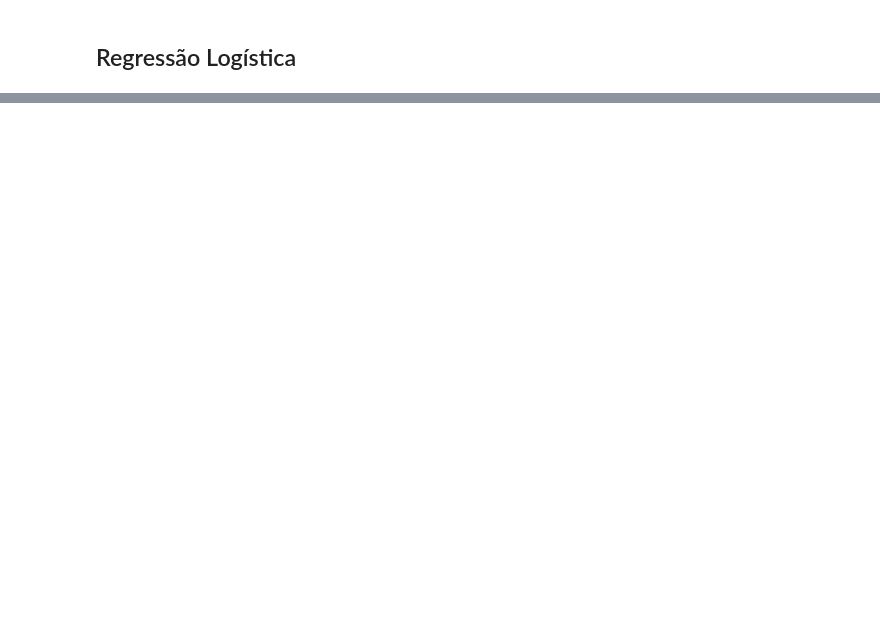
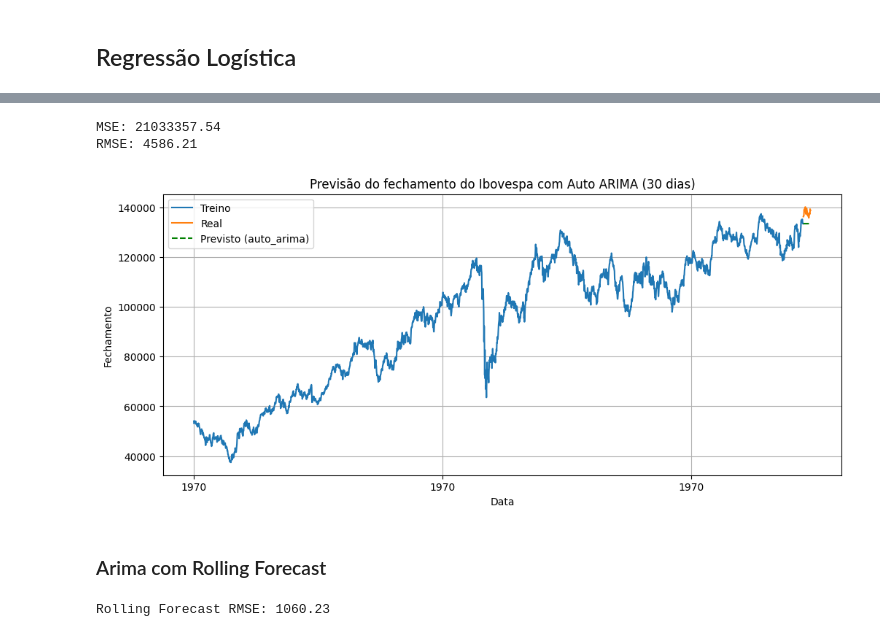
Before and after one commit to JacksonvBarbosa/Analise_Indice_Ibovespa, a Jupyter notebook: tech_02.ipynb, the cells around one changed output, grey strips where cells are left out. Cells and saved outputs as stored; diff of their text form; code cells hidden in the pictures; blank space fills up the shorter version.

Commit message:
Add files via upload
Correção do código e adição do modelo ARIMA com Rolling Forecast.

```diff
--- a/tech_02.ipynb
+++ b/tech_02.ipynb
@@ -392,0 +394,25 @@ weighted avg       0.52      0.53      0.42        30
+# %%
+from pmdarima import auto_arima #pip install pmdarima
+
+serie = dados['close'].dropna()
+serie.index = pd.to_datetime(dados.index)#garantindo que o ídice esteja como data
+
+# Separando treino e teste (últimos 30 dias como teste)
+train = serie[:-30]
+test = serie[-30:]
+# %%
+#Automatizando os parâmetros para o modelo ajustar com os melhores
+stepwise_model = auto_arima(
+    train,
+    start_p=1, start_q=1,
+    max_p=5, max_q=5,
+    d=None,           # auto detecta d
+    seasonal=False,
+    stepwise=True,
+    #trace=True,
+    #error_action='ignore',
+    #suppress_warnings=True
+);
+
+#parâmetros encontrados
+print(stepwise_model.summary());
@@ -392,0 +437,27 @@ weighted avg       0.52      0.53      0.42        30
+# %%
+#previsao e avaliacao
+forecast = stepwise_model.predict(n_periods=30)
+forecast = pd.Series(forecast, index=test.index)
+
+mse = mean_squared_error(test, forecast)
+print(f'\nMSE: {mse:.2f}')
+print(f'RMSE: {mse**0.5:.2f}')
+# %% [output]
+MSE: 21033357.54
+RMSE: 4586.21
+# %%
+#gráfico
+plt.figure(figsize=(12, 5))
+plt.plot(train.index, train, label='Treino')
+plt.plot(test.index, test, label='Real')
+plt.plot(forecast.index, forecast, label='Previsto (auto_arima)', linestyle='--', color='green')
+plt.title('Previsão do fechamento do Ibovespa com Auto ARIMA (30 dias)')
+plt.xlabel('Data')
+plt.ylabel('Fechamento')
+plt.legend()
+plt.grid()
+plt.show();
+# %% [output]
+[figure, added]
+# %% [markdown]
+### Arima com Rolling Forecast
@@ -392,0 +472,13 @@ weighted avg       0.52      0.53      0.42        30
+# %%
+#Rolling Forecast / avaliacao
+for t in range(len(test)):
+    model = ARIMA(historico, order=(1,1,0))
+    model_fit = model.fit()
+    yhat = model_fit.forecast()[0]
+    predicoes.append(yhat)
+    historico.append(test.iloc[t])
+
+rmse = np.sqrt(mean_squared_error(test, predicoes)) # por algum motivo squared = False nao está rodando no código. Entao usei o numpy pra achar o rmse
+print(f'Rolling Forecast RMSE: {rmse:.2f}')
+# %% [output]
+Rolling Forecast RMSE: 1060.23
```
Also changed, not shown: parts of 16 cells of this notebook.
